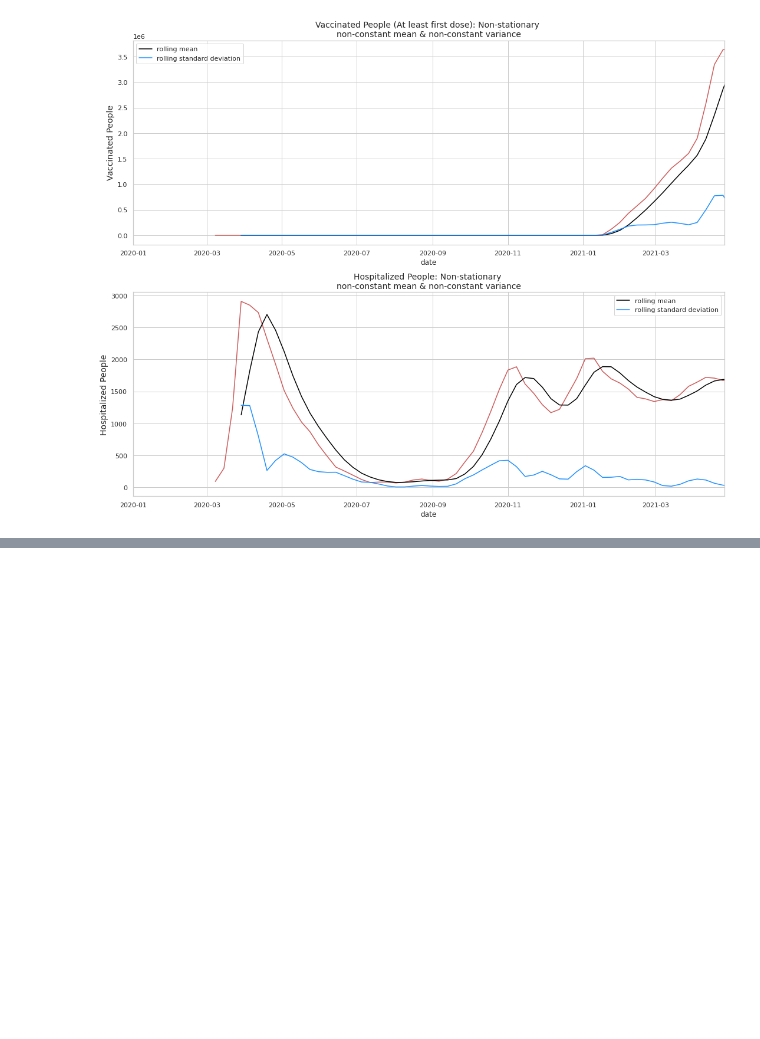
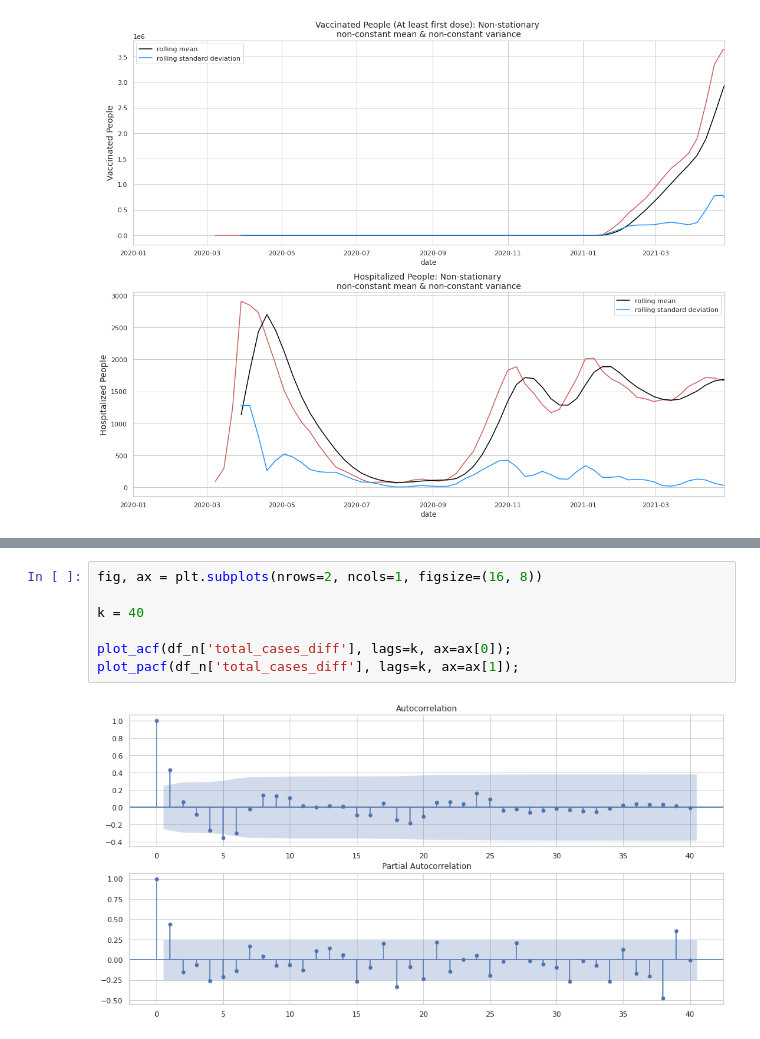
Before and after one commit to michaelbahchevanov/lockscan, a Jupyter notebook: EDA_COVID.ipynb, the cells around one changed output, grey strips where cells are left out. Drawn from its saved outputs; the diff is of its cells as text; blank space fills up the shorter version.

```diff
--- a/EDA_COVID.ipynb
+++ b/EDA_COVID.ipynb
@@ -815,0 +828,9 @@ fig.tight_layout()
+# %%
+fig, ax = plt.subplots(nrows=2, ncols=1, figsize=(16, 8))
+
+k = 40
+
+plot_acf(df_n['total_cases_diff'], lags=k, ax=ax[0]);
+plot_pacf(df_n['total_cases_diff'], lags=k, ax=ax[1]);
+# %% [output]
+[figure, added]
```
Also changed, not shown: parts of 82 cells of this notebook.
